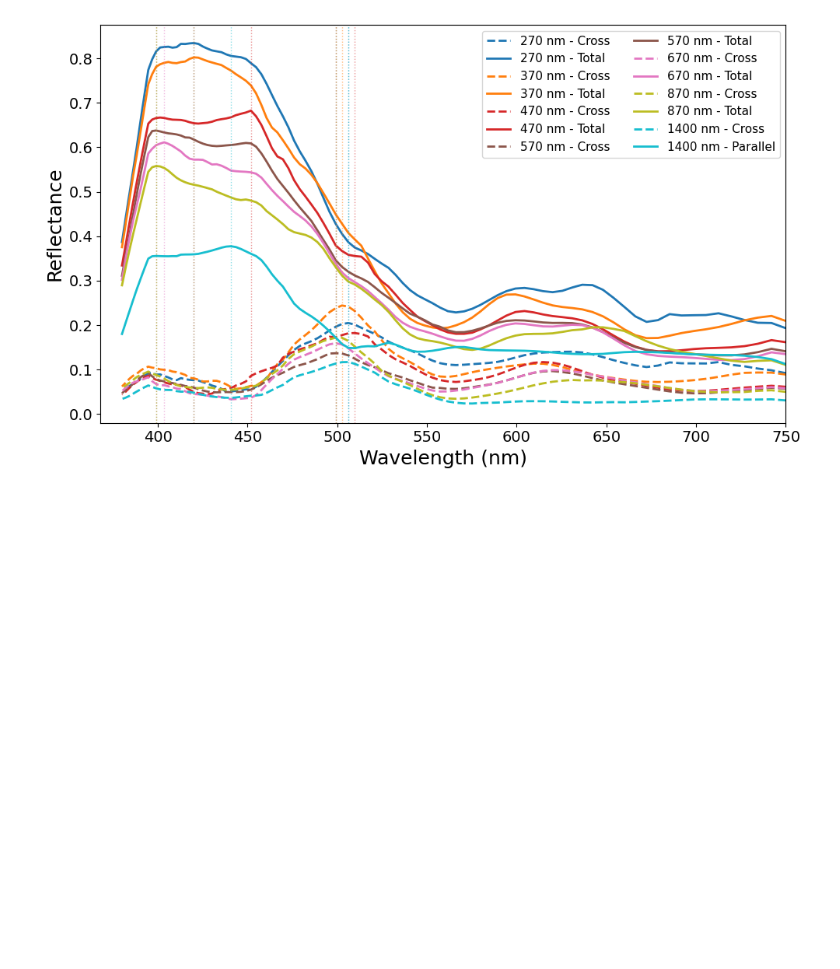
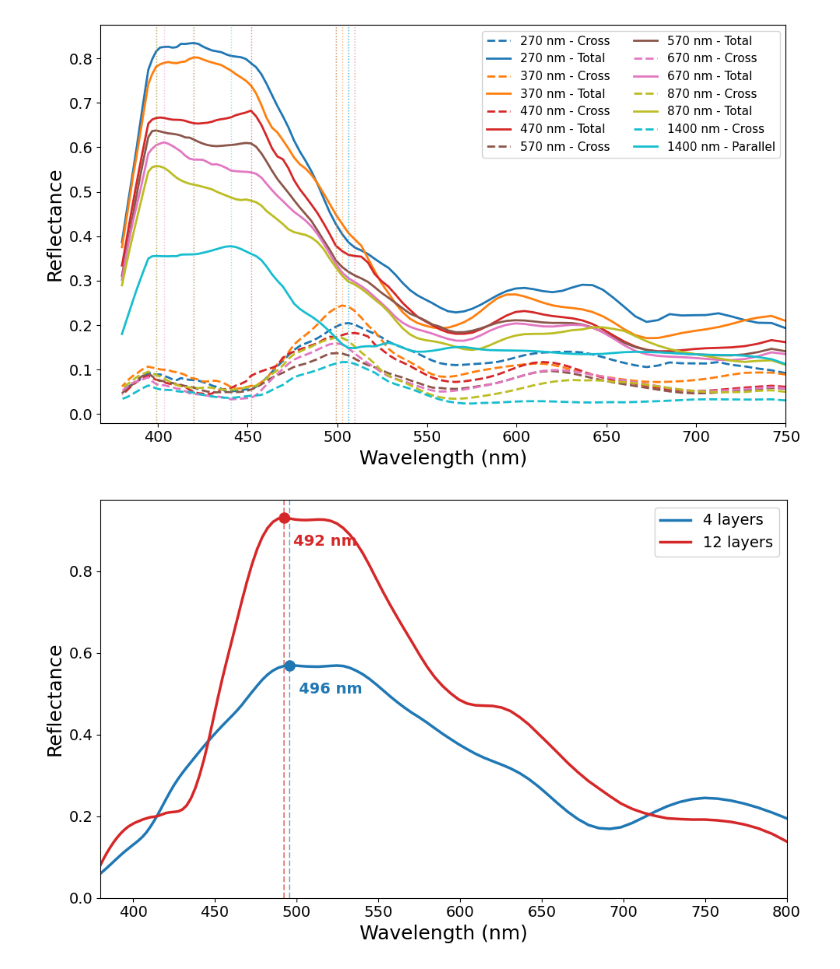
Before and after one commit to MarianaJaramillo/MorphoSim-Lib, a Jupyter notebook: notebooks/reflectance_spectrum_plotter.ipynb, the cells around one changed output. Drawn from its saved outputs; the diff is of its cells as text; code cells hidden in the pictures; blank space fills up the shorter version.

Commit message:
Refactor results structure, add plotting module, colour far-field analysis, and update docs

```diff
--- a/notebooks/reflectance_spectrum_plotter.ipynb
+++ b/notebooks/reflectance_spectrum_plotter.ipynb
@@ -9,5 +23,7 @@ import matplotlib.pyplot as plt
 # %%
-# Leer archivo CSV desde la carpeta results/model/reflectance_data
-csv_path = '../results/reflectance_data/rhetenor/rhetenor_regular_aligned_total_270.csv'
-df = pd.read_csv(csv_path)
+# ── Global configuration ───────────────────────────────────────────────────
+RESULTS_DIR  = Path("../results")   # root results folder
+WL_MIN       = 380                  # nm — lower wavelength bound for plots / peak search
+WL_MAX       = 780                  # nm — upper wavelength bound
+SAVE_FIGURES = False                # True → auto-save each figure as PNG in the run folder
 # %%
@@ -263,0 +143,72 @@ plot_menelaus_capas(base_path, capas)
+# %%
+# ── Selection ─────────────────────────────────────────────────────────────
+SPECTRA = [
+    ("menelaus", "run1", "total"),
+    ("menelaus", "run2", "total"),
+    # ("rhetenor", "run1", "total"),   ← add more rows as needed
+]
+
+LABELS = None   # None → auto-label as "{run} – {tag}"
+                # or pass a matching list of strings: ["Label A", "Label B"]
+# %%
+def plot_overlay(catalog, spectra, labels=None,
+                 wl_min=WL_MIN, wl_max=WL_MAX, save_path=None):
+    """
+    Overlay multiple reflectance spectra on a single axes.
+    A dotted vertical line marks the reflectance peak of each curve within
+    the [wl_min, wl_max] window.
+    """
+    palette = list(cm.tab10.colors)
+    fig, ax = plt.subplots(figsize=(10, 5))
+    any_loaded = False
+
+    for i, (species, run, tag) in enumerate(spectra):
+        row = catalog[
+            (catalog["species"] == species) &
+            (catalog["run"]     == run) &
+            (catalog["tag"]     == tag)
+        ]
+        if row.empty:
+            print(f"[WARN] Not found: species='{species}', run='{run}', tag='{tag}' — skipping.")
+            continue
+
+        df    = pd.read_csv(row.iloc[0]["path"]).sort_values("wavelength_nm")
+        color = palette[i % len(palette)]
+        label = labels[i] if (labels and i < len(labels)) else f"{run} – {tag}"
+        any_loaded = True
+
+        ax.plot(df["wavelength_nm"], df["reflectance"],
+                linewidth=2, color=color, label=label)
+
+        # Peak marker within the display window
+        win = (df["wavelength_nm"] >= wl_min) & (df["wavelength_nm"] <= wl_max)
+        if win.any():
+            idx_peak = df[win]["reflectance"].idxmax()
+            peak_wl  = df.loc[idx_peak, "wavelength_nm"]
+            ax.axvline(peak_wl, color=color, linestyle=":", linewidth=1.2, alpha=0.55)
+
+    if not any_loaded:
+        print("[INFO] No data loaded — check the species / run / tag values in SPECTRA.")
+        plt.close(fig)
+        return
+
+    ax.set_xlabel("Wavelength (nm)", fontsize=14)
+    ax.set_ylabel("Reflectance",     fontsize=14)
+    ax.set_title("Reflectance Spectra — Comparison", fontsize=14)
+    ax.legend(fontsize=11)
+    ax.set_xlim(wl_min, wl_max)
+    ax.set_ylim(bottom=0)
+    ax.tick_params(labelsize=12)
+    ax.grid(True, linestyle="--", alpha=0.35)
+    plt.tight_layout()
+
+    if save_path:
+        fig.savefig(save_path, dpi=150, bbox_inches="tight")
+        print(f"[OK] Figure saved: {save_path}")
+
+    plt.show()
+
+
+plot_overlay(catalog, SPECTRA, LABELS)
+# %% [output]
+[figure, added]
```
Also changed, not shown: parts of 9 cells of this notebook, 27 other files.
